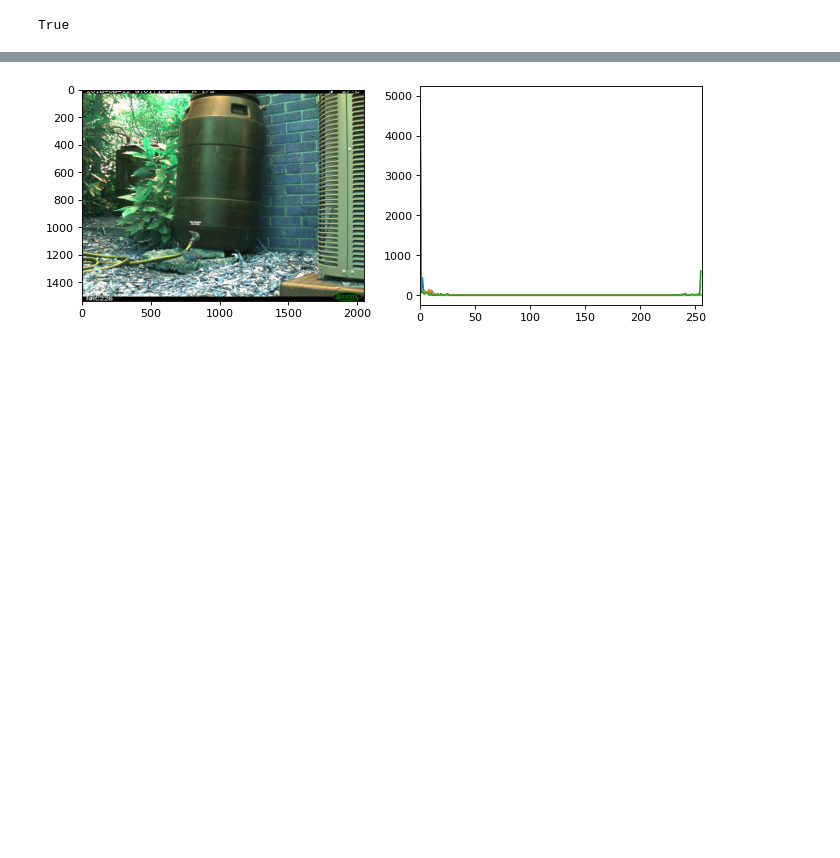
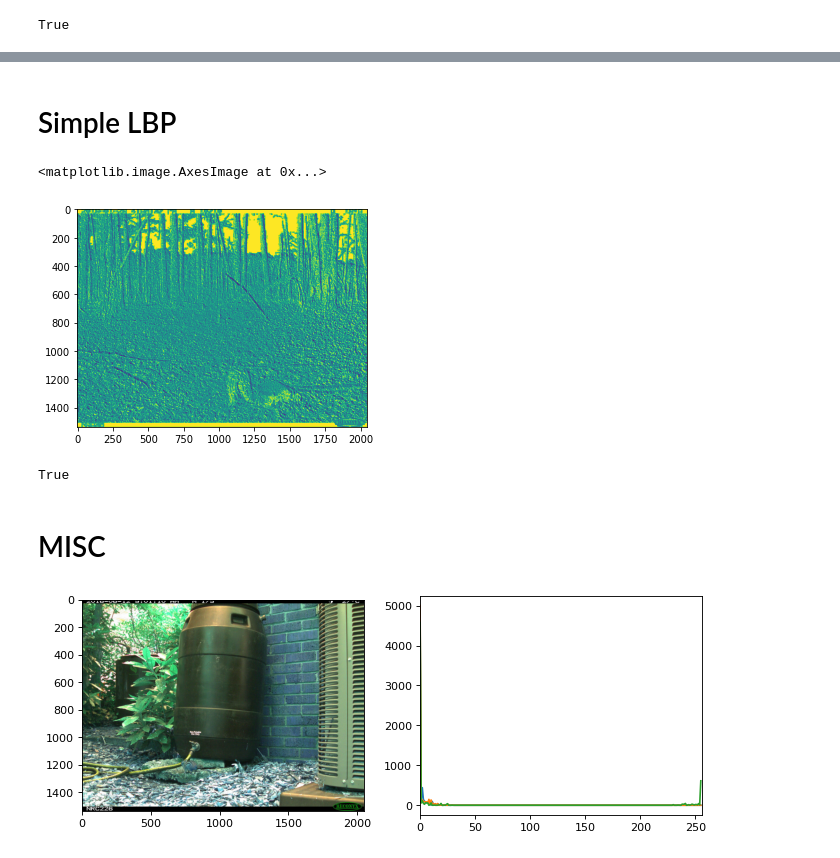
Before and after one commit to Jakob-98/wild, a Jupyter notebook: notebooks_misc/color_histograms.ipynb, the cells around one changed output, grey strips where cells are left out. Saved outputs shown, nothing was run; the diff lists cells and outputs as text; code cells hidden in the pictures; blank space fills up the shorter version.

```diff
--- a/notebooks_misc/color_histograms.ipynb
+++ b/notebooks_misc/color_histograms.ipynb
@@ -66,4 +80,2 @@ cv2.imwrite('c:/temp/fin.jpg', fin)
 # %% [output]
 True
-# %%
-x = "01001100"
@@ -72,0 +82,2 @@ x = "01001100"
+# %% [markdown]
+# Simple LBP
@@ -73,3 +148,24 @@ x = "01001100"
+# %%
+height, width, _ = img.shape
+
+img_gray = cv2.cvtColor(img,
+                        cv2.COLOR_BGR2GRAY)
+img_lbp = np.zeros((height, width),
+                   np.uint8)
+for i in range(0, height):
+    for j in range(0, width):
+        img_lbp[i, j] = lbp_calculated_pixel(img_gray, i, j)
+# %%
+plt.imshow(img_lbp)
+# %% [output]
+<matplotlib.image.AxesImage at 0x...>
+[figure, added]
+# %%
+cv2.imwrite('c:/temp/lbp_singlechannel.jpg', img_lbp)
+# %% [output]
+True
+# %% [markdown]
+# MISC
 # %%
 for i in (1,5,100,1213,5432):
     imx = images[i]
```
Also changed, not shown: parts of 26 cells of this notebook, 2 other files.
